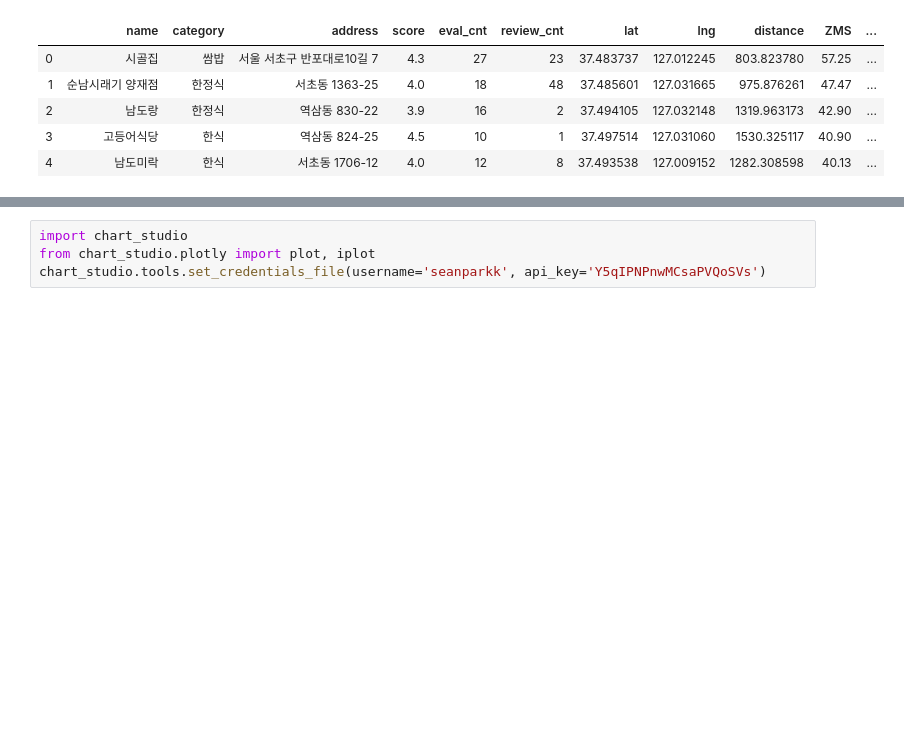
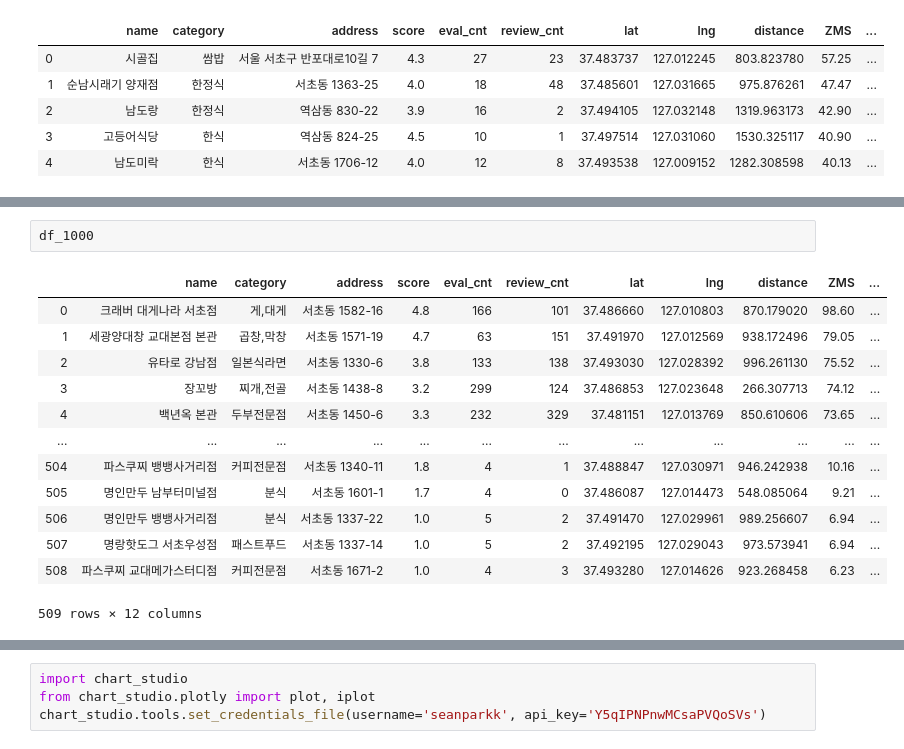
Before and after one commit to Sean-Parkk/playdata_miniproject, a Jupyter notebook: 귀여운펭귄처럼_분석.ipynb, the cells around one changed output, grey strips where cells are left out. Drawn from its saved outputs; the diff is of its cells as text; blank space fills up the shorter version.

```diff
--- a/귀여운펭귄처럼_분석.ipynb
+++ b/귀여운펭귄처럼_분석.ipynb
@@ -929,0 +1051,16 @@ fig.update_layout(
+# %%
+df_1000
+# %% [output]
+|  | name | category | address | score | eval_cnt | review_cnt | lat | lng | distance | ZMS | ... |
+| 0 | 크래버 대게나라 서초점 | 게,대게 | 서초동 1582-16 | 4.8 | 166 | 101 | 37.486660 | 127.010803 | 870.179020 | 98.60 | ... |
+| 1 | 세광양대창 교대본점 본관 | 곱창,막창 | 서초동 1571-19 | 4.7 | 63 | 151 | 37.491970 | 127.012569 | 938.172496 | 79.05 | ... |
+| 2 | 유타로 강남점 | 일본식라면 | 서초동 1330-6 | 3.8 | 133 | 138 | 37.493030 | 127.028392 | 996.261130 | 75.52 | ... |
+| 3 | 장꼬방 | 찌개,전골 | 서초동 1438-8 | 3.2 | 299 | 124 | 37.486853 | 127.023648 | 266.307713 | 74.12 | ... |
+| 4 | 백년옥 본관 | 두부전문점 | 서초동 1450-6 | 3.3 | 232 | 329 | 37.481151 | 127.013769 | 850.610606 | 73.65 | ... |
+| ... | ... | ... | ... | ... | ... | ... | ... | ... | ... | ... | ... |
+| 504 | 파스쿠찌 뱅뱅사거리점 | 커피전문점 | 서초동 1340-11 | 1.8 | 4 | 1 | 37.488847 | 127.030971 | 946.242938 | 10.16 | ... |
+| 505 | 명인만두 남부터미널점 | 분식 | 서초동 1601-1 | 1.7 | 4 | 0 | 37.486087 | 127.014473 | 548.085064 | 9.21 | ... |
+| 506 | 명인만두 뱅뱅사거리점 | 분식 | 서초동 1337-22 | 1.0 | 5 | 2 | 37.491470 | 127.029961 | 989.256607 | 6.94 | ... |
+| 507 | 명랑핫도그 서초우성점 | 패스트푸드 | 서초동 1337-14 | 1.0 | 5 | 2 | 37.492195 | 127.029043 | 973.573941 | 6.94 | ... |
+| 508 | 파스쿠찌 교대메가스터디점 | 커피전문점 | 서초동 1671-2 | 1.0 | 4 | 3 | 37.493280 | 127.014626 | 923.268458 | 6.23 | ... |
+509 rows × 12 columns
```
Also changed, not shown: parts of 17 cells of this notebook.
